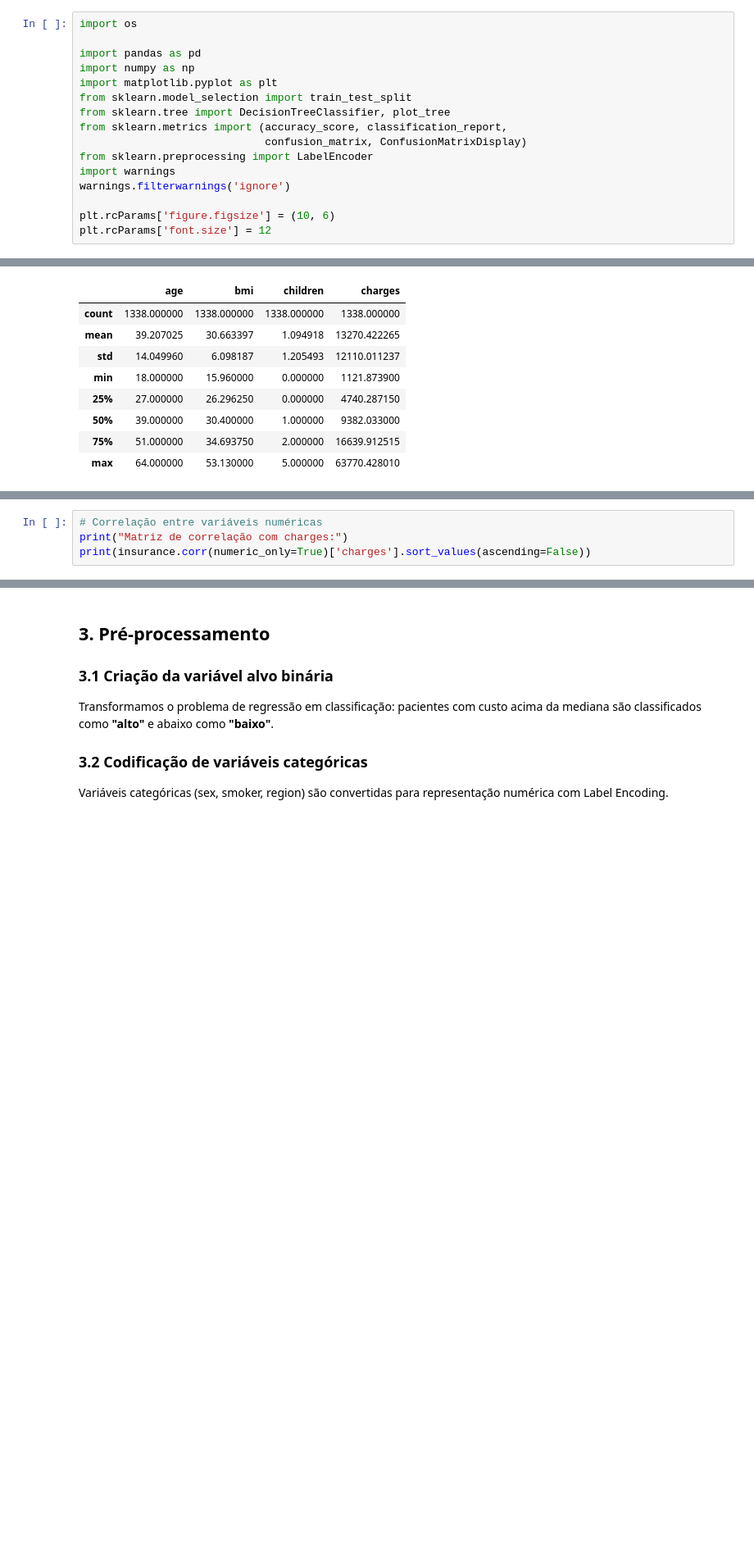
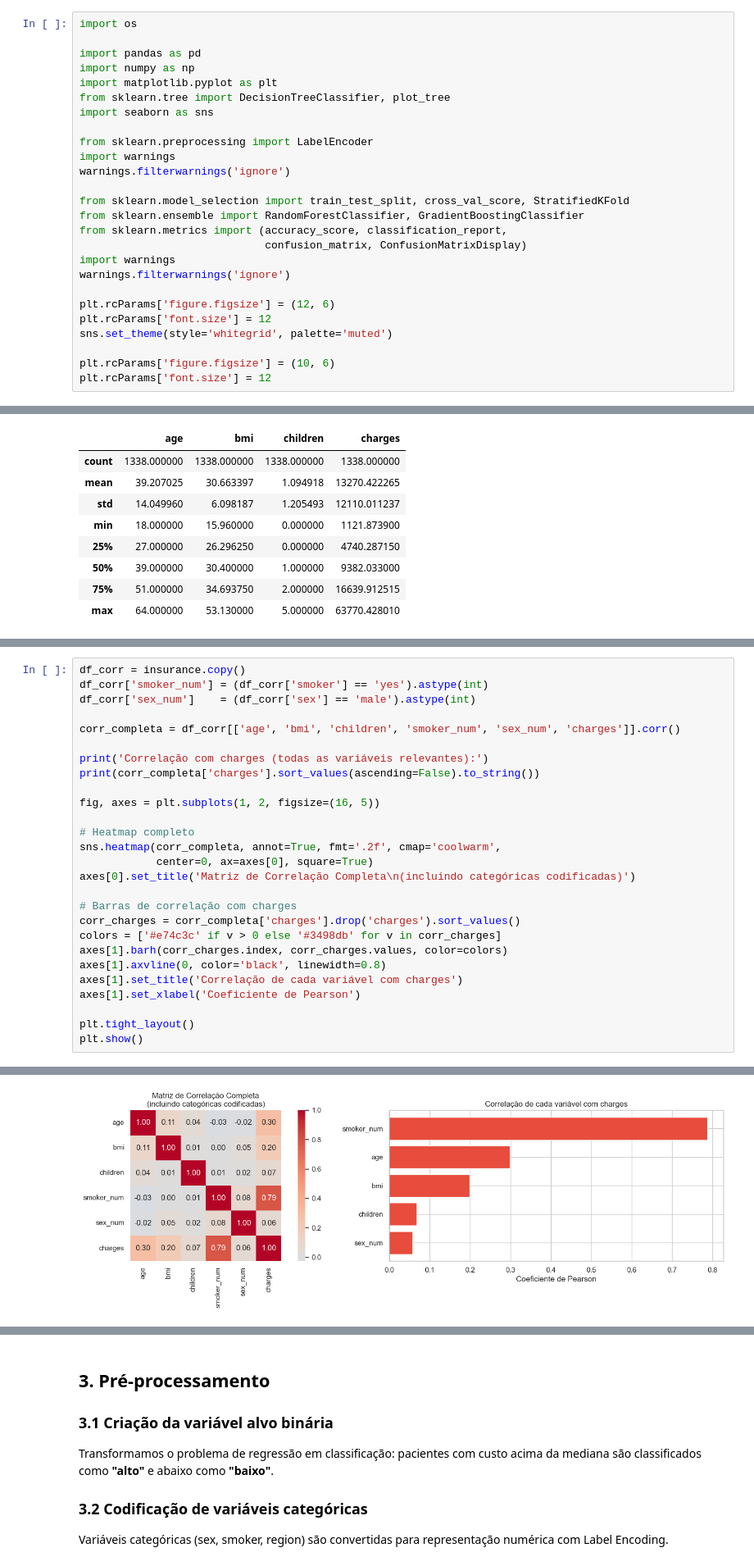
Before and after one commit to iantoniolo/ml-decision-tree-insurance, a Jupyter notebook: main.ipynb, the cells around one changed output, grey strips where cells are left out. Shown at 82% size. Drawn from its saved outputs; the diff is of its cells as text; blank space fills up the shorter version.

```diff
--- a/main.ipynb
+++ b/main.ipynb
@@ -19,14 +19,24 @@ import os
 import pandas as pd
 import numpy as np
 import matplotlib.pyplot as plt
-from sklearn.model_selection import train_test_split
 from sklearn.tree import DecisionTreeClassifier, plot_tree
-from sklearn.metrics import (accuracy_score, classification_report,
-                             confusion_matrix, ConfusionMatrixDisplay)
+import seaborn as sns
+
 from sklearn.preprocessing import LabelEncoder
 import warnings
 warnings.filterwarnings('ignore')
 
+from sklearn.model_selection import train_test_split, cross_val_score, StratifiedKFold
+from sklearn.ensemble import RandomForestClassifier, GradientBoostingClassifier
+from sklearn.metrics import (accuracy_score, classification_report,
+                             confusion_matrix, ConfusionMatrixDisplay)
+import warnings
+warnings.filterwarnings('ignore')
+
+plt.rcParams['figure.figsize'] = (12, 6)
+plt.rcParams['font.size'] = 12
+sns.set_theme(style='whitegrid', palette='muted')
+
 plt.rcParams['figure.figsize'] = (10, 6)
 plt.rcParams['font.size'] = 12
 # %% [markdown]
@@ -89,5 +128,28 @@ plt.show()
 # %%
-# Correlação entre variáveis numéricas
-print("Matriz de correlação com charges:")
-print(insurance.corr(numeric_only=True)['charges'].sort_values(ascending=False))
+df_corr = insurance.copy()
+df_corr['smoker_num'] = (df_corr['smoker'] == 'yes').astype(int)
+df_corr['sex_num']    = (df_corr['sex'] == 'male').astype(int)
+
+corr_completa = df_corr[['age', 'bmi', 'children', 'smoker_num', 'sex_num', 'charges']].corr()
+
+print('Correlação com charges (todas as variáveis relevantes):')
+print(corr_completa['charges'].sort_values(ascending=False).to_string())
+
+fig, axes = plt.subplots(1, 2, figsize=(16, 5))
+
+# Heatmap completo
+sns.heatmap(corr_completa, annot=True, fmt='.2f', cmap='coolwarm',
+            center=0, ax=axes[0], square=True)
+axes[0].set_title('Matriz de Correlação Completa\n(incluindo categóricas codificadas)')
+
+# Barras de correlação com charges
+corr_charges = corr_completa['charges'].drop('charges').sort_values()
+colors = ['#e74c3c' if v > 0 else '#3498db' for v in corr_charges]
+axes[1].barh(corr_charges.index, corr_charges.values, color=colors)
+axes[1].axvline(0, color='black', linewidth=0.8)
+axes[1].set_title('Correlação de cada variável com charges')
+axes[1].set_xlabel('Coeficiente de Pearson')
+
+plt.tight_layout()
+plt.show()
 # %% [output]
@@ -99,0 +163 @@ Name: charges, dtype: float64
+[figure, added]
```
Also changed, not shown: parts of 19 cells of this notebook, 6 other files.
